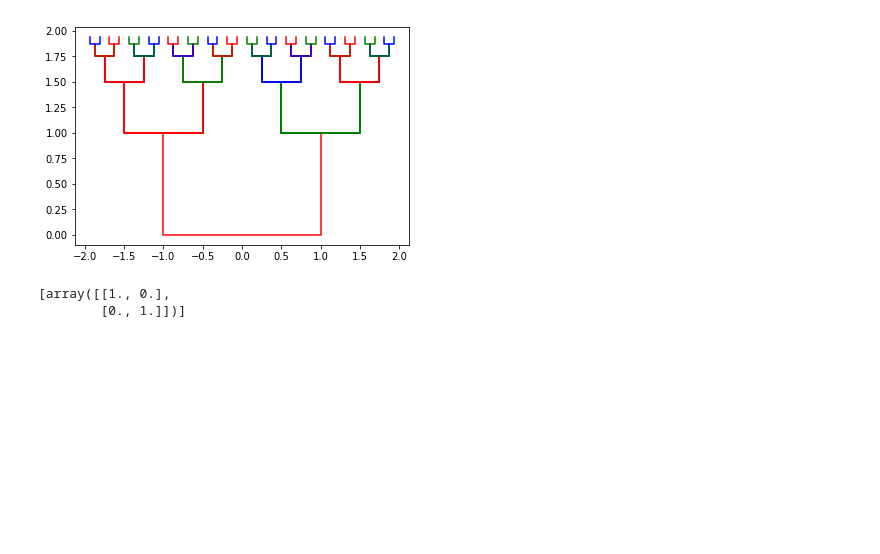
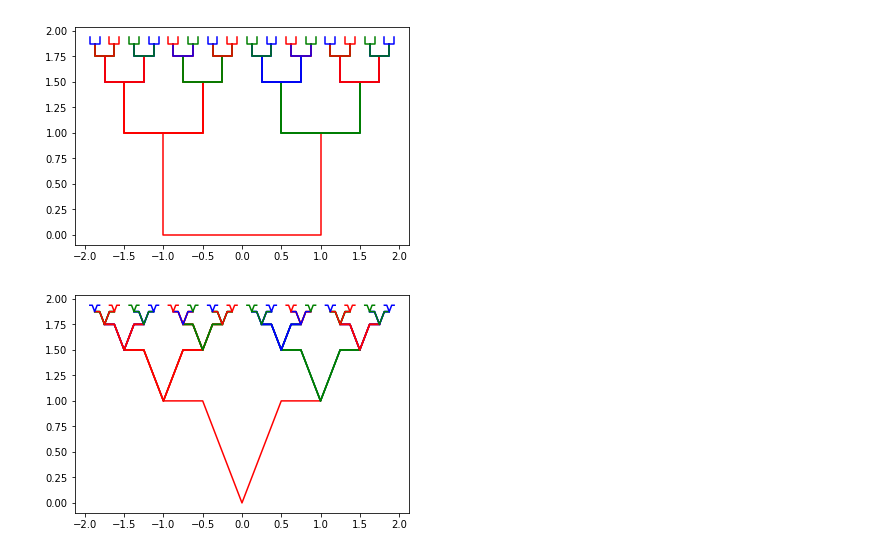
Before and after one commit to macbuse/macbuse.github.io, a Jupyter notebook: PROG/matplot_episode_two.ipynb, the cells around one changed output. Drawn from its saved outputs; the diff is of its cells as text; code cells hidden in the pictures; blank space fills up the shorter version.

```diff
--- a/PROG/matplot_episode_two.ipynb
+++ b/PROG/matplot_episode_two.ipynb
@@ -826,6 +837,8 @@ for k, edge in enumerate(tree):
 # %% [output]
 [figure]
 # %%
+branch = np.array([-1+1J, -1, 1, 1+1J ])
 
-L = np.array( [[scale, 0 ], [-1+1J,1]])
-R = np.array( [[scale, 0 ], [1+1J, 1]])
+scale = .5
+L = np.array( [[scale, 0 ], [branch[0], 1]])
+R = np.array( [[scale, 0 ], [branch[-1], 1]])
@@ -838,26 +850,27 @@ np.dot(L,R)
 array([[0.25+0.j , 0.  +0.j ],
        [0.5 +1.5j, 1.  +0.j ]])
 # %%
-branch = np.array([-1+1J, -1, 1, 1+1J ])
 trans = [np.identity(2)]
-
 for k in range(4):
+    # store transformations not points
     trans.extend( [np.dot(G,M)
                         for M in trans
                         for G in [L,R]])
-
-
 cols = 'rgb'
+shape = branch
 for k, f in enumerate(trans):
     scale, cx = f[:,0]
-    plt_cplx(scale*branch + cx, sty=cols[k%3])
+    plt_cplx(scale*shape + cx, sty=cols[k%3])
 # %% [output]
 [figure]
-# %%
-trans
-# %% [output]
-[array([[1., 0.],
-        [0., 1.]])]
+# %%
+shape = np.array([-1+1J, -.5+1J, 0, .5+1J, 1+1J ])
+cols = 'rgb'
+for k, f in enumerate(trans):
+    scale, cx = f[:,0]
+    plt_cplx(scale*shape + cx, sty=cols[k%3])
+# %% [output]
+[figure, added]
 # %%
 ! ../.g
 # %% [output]
```
Also changed, not shown: parts of 6 cells of this notebook.
